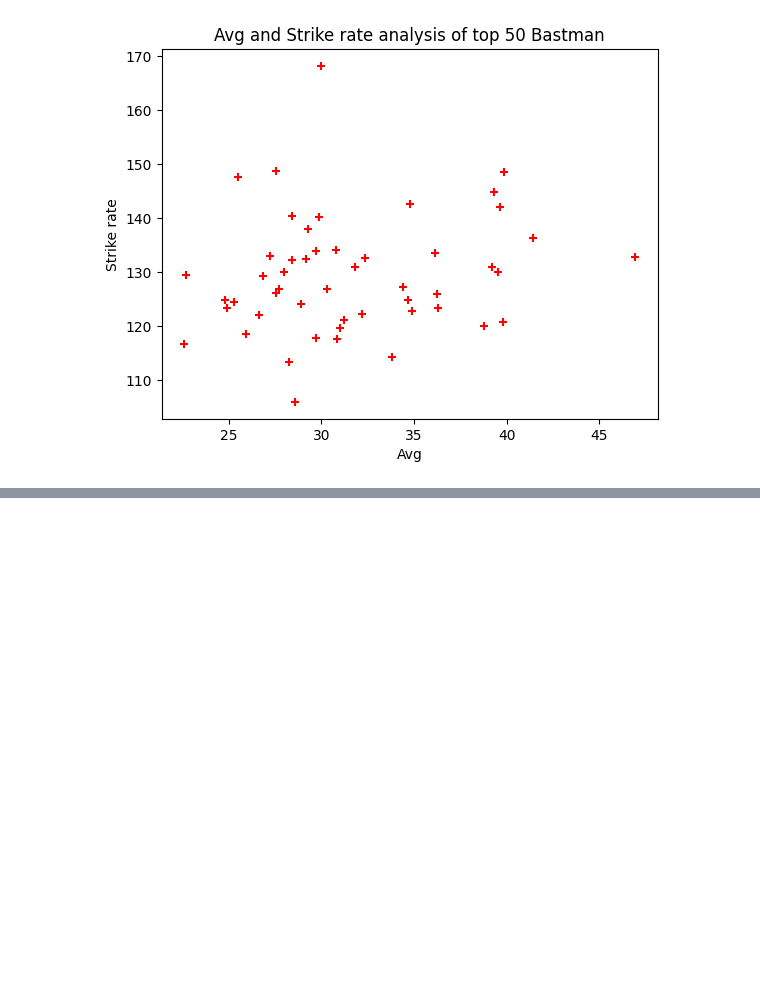
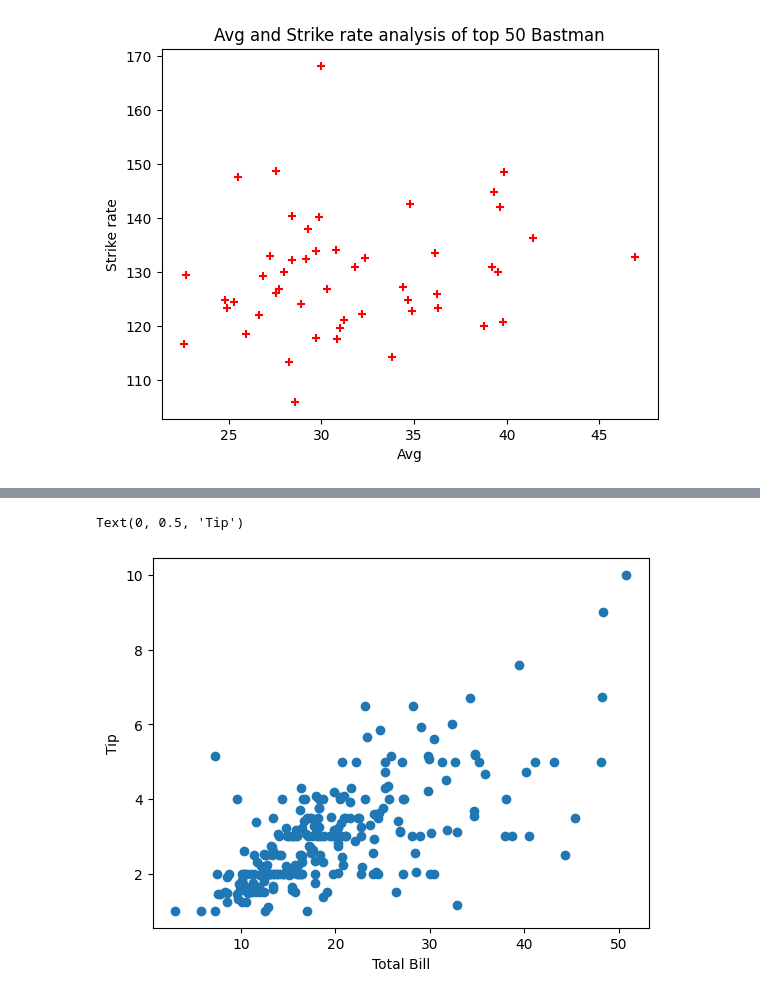
Before and after one commit to Muhammad-Waleed-Source/Matplotlib, a Jupyter notebook: Matplotlib_1.ipynb, the cells around one changed output, grey strips where cells are left out. Cells and saved outputs as stored; diff of their text form; code cells hidden in the pictures; blank space fills up the shorter version.

```diff
--- a/Matplotlib_1.ipynb
+++ b/Matplotlib_1.ipynb
@@ -326,3 +326,7 @@ plt.ylabel('Strike rate')
 # %% [output]
 Text(0, 0.5, 'Strike rate')
 [figure]
+# %%
+# size
+tips = sns.load_dataset('tips')
+tips
@@ -328,0 +347,10 @@ Text(0, 0.5, 'Strike rate')
+# %%
+plt.scatter(tips['total_bill'], tips['tip'])
+
+plt.xlabel('Total Bill')
+plt.ylabel('Tip')
+
+# The graph shows a linear relation as bill grows tip also grows.
+# %% [output]
+Text(0, 0.5, 'Tip')
+[figure, added]
```
Also changed, not shown: parts of 3 cells of this notebook.
